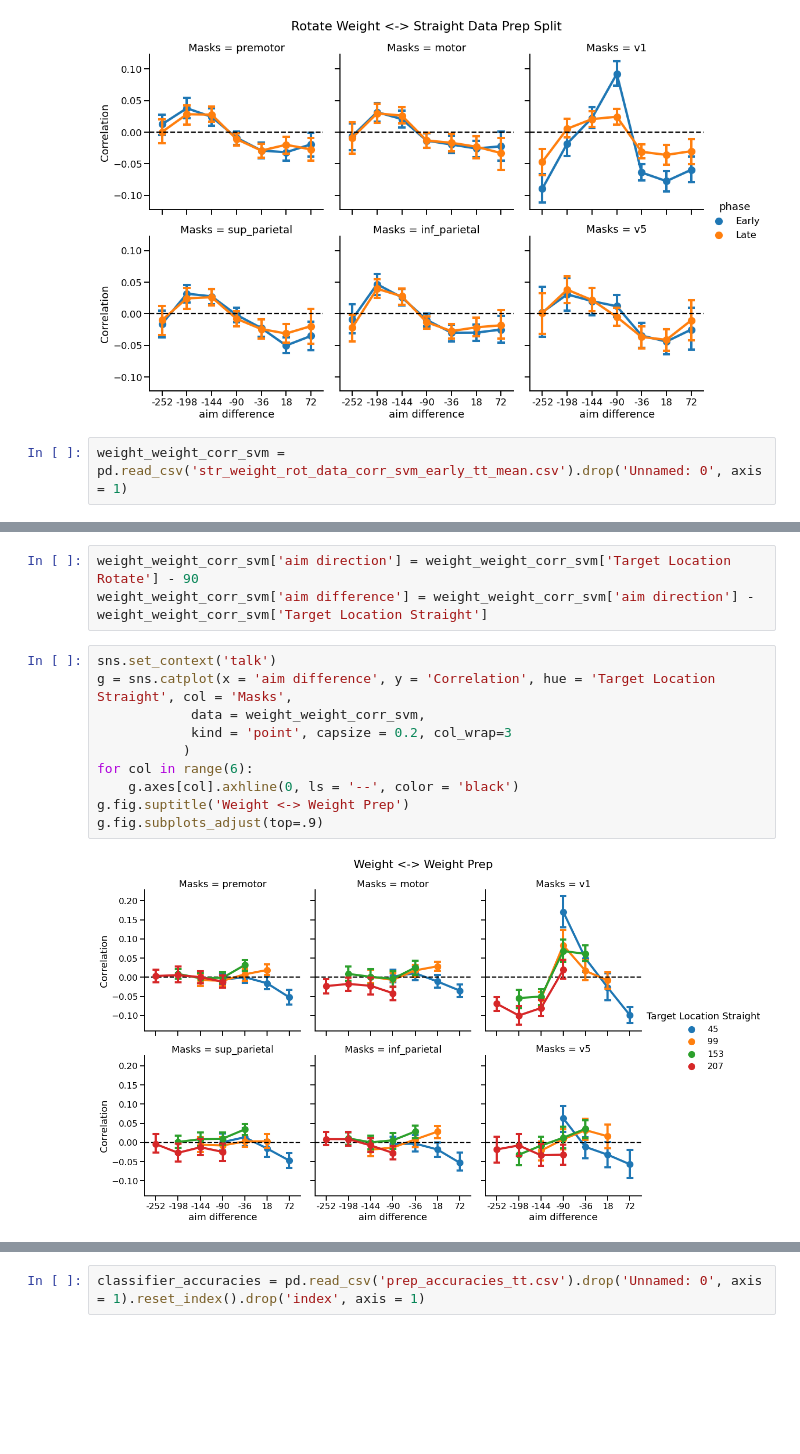
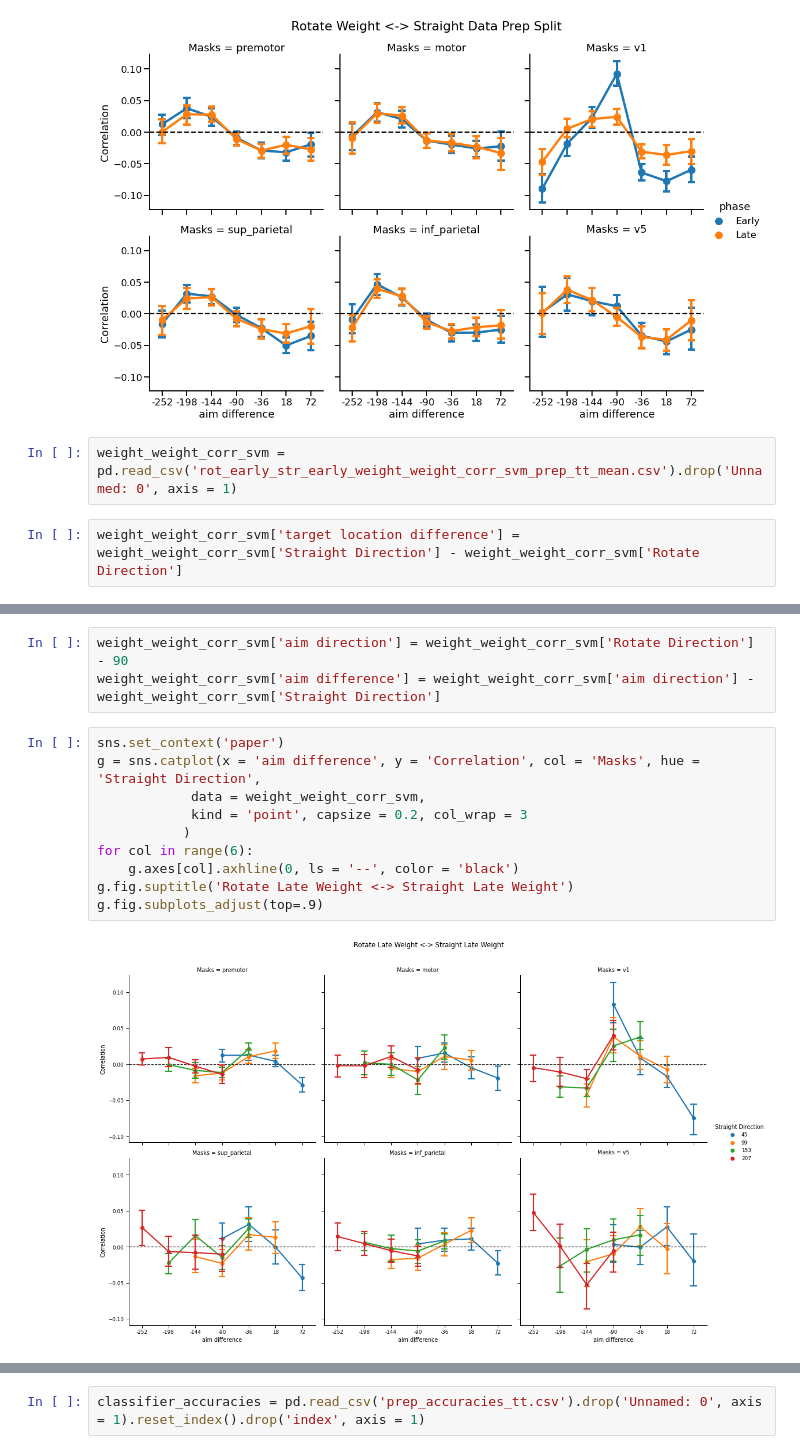
Before and after one commit to tejas-savalia/fmri_project, a Jupyter notebook: across_subjects_mvpa.ipynb, the cells around one changed output, grey strips where cells are left out. Cells and saved outputs as stored; diff of their text form; blank space fills up the shorter version.

Commit message:
early late correlation plots

```diff
--- a/across_subjects_mvpa.ipynb
+++ b/across_subjects_mvpa.ipynb
@@ -116,4 +116,6 @@ g.fig.subplots_adjust(top=.9)
 # %% [output]
 [figure]
 # %%
-weight_weight_corr_svm = pd.read_csv('str_weight_rot_data_corr_svm_early_tt_mean.csv').drop('Unnamed: 0', axis = 1)
+weight_weight_corr_svm = pd.read_csv('rot_early_str_early_weight_weight_corr_svm_prep_tt_mean.csv').drop('Unnamed: 0', axis = 1)
+# %%
+weight_weight_corr_svm['target location difference'] = weight_weight_corr_svm['Straight Direction'] - weight_weight_corr_svm['Rotate Direction']
@@ -120,15 +138,15 @@ weight_weight_corr_svm = pd.read_csv('str_weight_rot_data_corr_svm_early_tt_mean
 # %%
-weight_weight_corr_svm['aim direction'] = weight_weight_corr_svm['Target Location Rotate'] - 90
-weight_weight_corr_svm['aim difference'] = weight_weight_corr_svm['aim direction'] - weight_weight_corr_svm['Target Location Straight']
+weight_weight_corr_svm['aim direction'] = weight_weight_corr_svm['Rotate Direction'] - 90
+weight_weight_corr_svm['aim difference'] = weight_weight_corr_svm['aim direction'] - weight_weight_corr_svm['Straight Direction']
 # %%
-sns.set_context('talk')
-g = sns.catplot(x = 'aim difference', y = 'Correlation', hue = 'Target Location Straight', col = 'Masks',
+sns.set_context('paper')
+g = sns.catplot(x = 'aim difference', y = 'Correlation', col = 'Masks', hue = 'Straight Direction',
             data = weight_weight_corr_svm,
-            kind = 'point', capsize = 0.2, col_wrap=3
+            kind = 'point', capsize = 0.2, col_wrap = 3
            )
 for col in range(6):
     g.axes[col].axhline(0, ls = '--', color = 'black')
-g.fig.suptitle('Weight <-> Weight Prep')
+g.fig.suptitle('Rotate Late Weight <-> Straight Late Weight')
 g.fig.subplots_adjust(top=.9)
 # %% [output]
-[figure, old version]
+[figure, new version]
```
Also changed, not shown: parts of 5 cells of this notebook, 3 other files.
